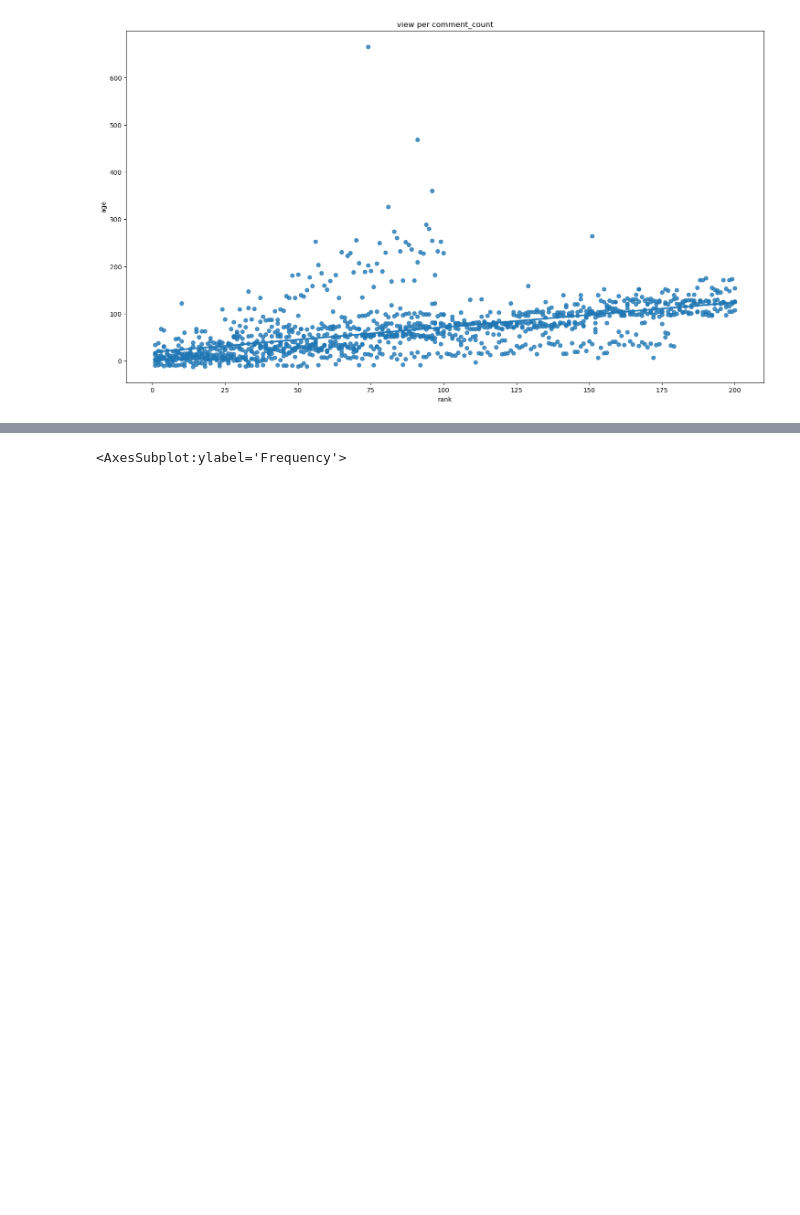
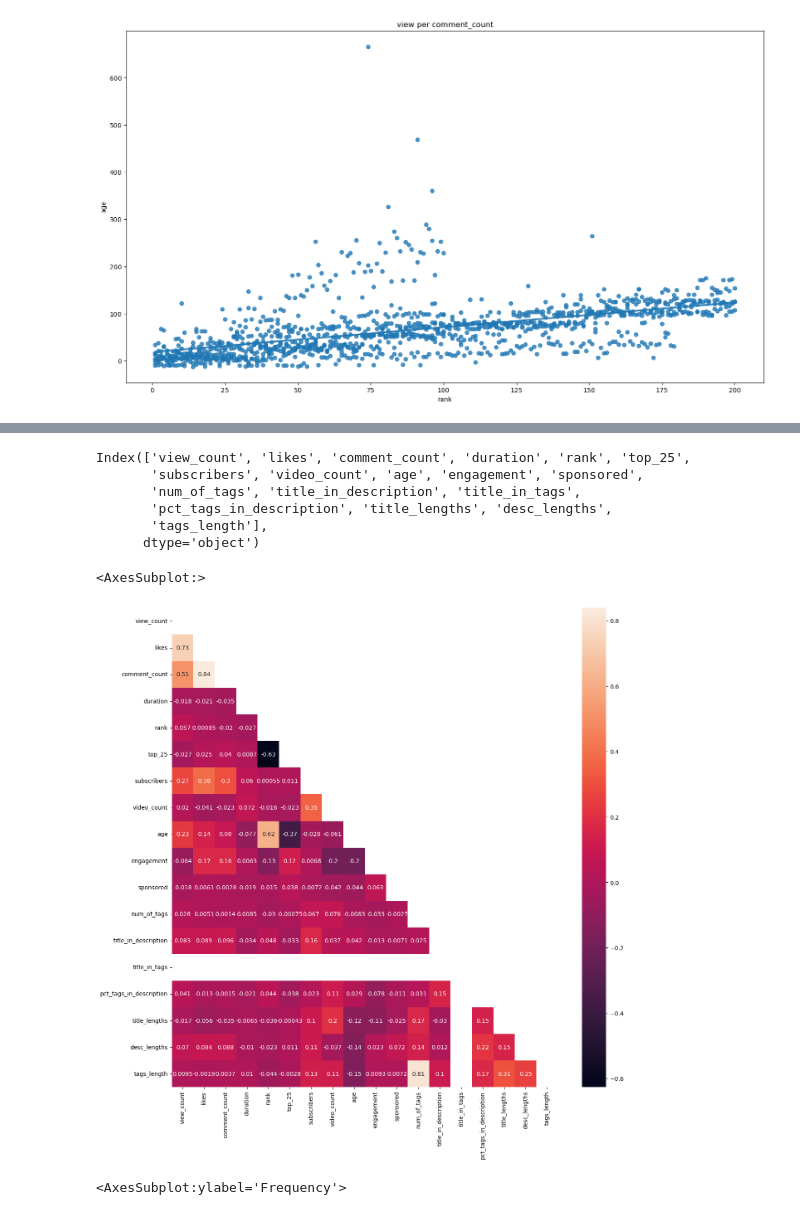
Before and after one commit to Youtube-Data-Analysis/top_200, a Jupyter notebook: shorter_explore.ipynb, the cells around one changed output, grey strips where cells are left out. Cells and saved outputs as stored; diff of their text form; code cells hidden in the pictures; blank space fills up the shorter version.

```diff
--- a/shorter_explore.ipynb
+++ b/shorter_explore.ipynb
@@ -328,3 +336,22 @@ plt.show()
+# %%
+df.select_dtypes('number').columns
+# %% [output]
+Index(['view_count', 'likes', 'comment_count', 'duration', 'rank', 'top_25',
+       'subscribers', 'video_count', 'age', 'engagement', 'sponsored',
+       'num_of_tags', 'title_in_description', 'title_in_tags',
+       'pct_tags_in_description', 'title_lengths', 'desc_lengths',
+       'tags_length'],
+      dtype='object')
+# %%
+
+plt.figure(figsize=(15,15))
+
+sns.heatmap(data=df.select_dtypes('number').corr(), \
+    mask=np.triu(df.select_dtypes('number').corr()),\
+    annot=True)
+# %% [output]
+<AxesSubplot:>
+[figure, added]
 # %%
 df.engagement.plot.hist()
 # %% [output]
```
Also changed, not shown: parts of 3 cells of this notebook, 2 other files.
